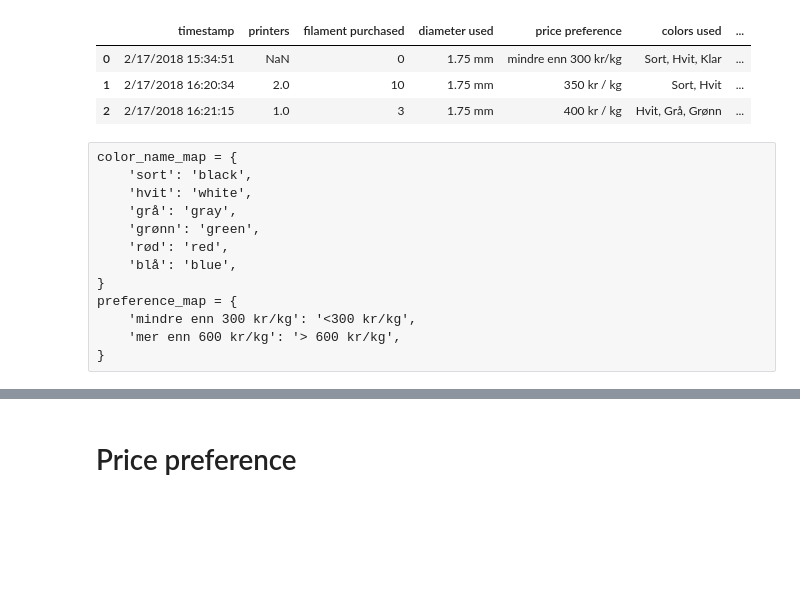
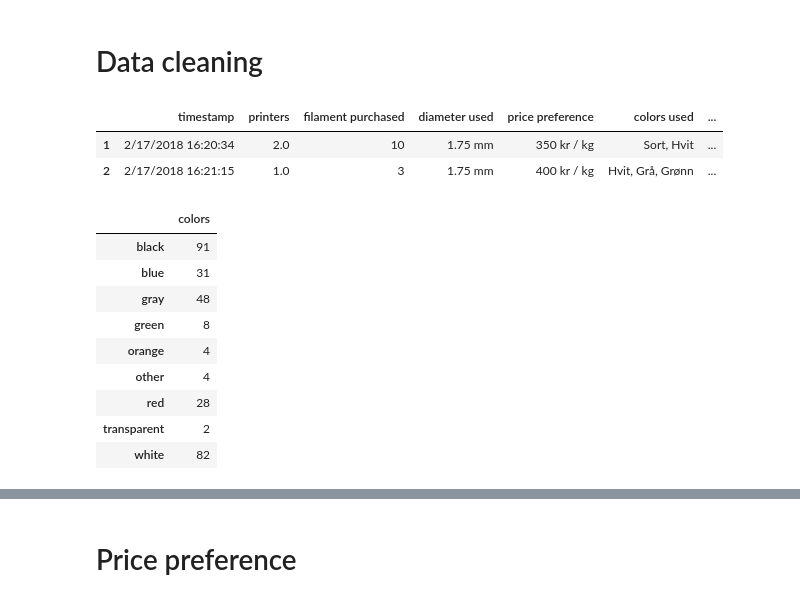
Before and after one commit to jonnor/projects, a Jupyter notebook: bioplastic/Locally produced PLA filament survey.ipynb, the cells around one changed output, grey strips where cells are left out. Drawn from its saved outputs; the diff is of its cells as text; code cells hidden in the pictures; blank space fills up the shorter version.

```diff
--- a/bioplastic/Locally produced PLA filament survey.ipynb
+++ b/bioplastic/Locally produced PLA filament survey.ipynb
@@ -15,33 +24,59 @@ raw[:3]
+# %% [markdown]
+# Data cleaning
 # %%
 field_name_map = {
     'Hvor mange 3d-printere har du i aktiv bruk i dag?': 'printers', # currently active
     'Hvor mange kilo PLA filament kjøper du per år?': 'filament purchased', # per year
     'Hvilken diameter bruker du (mest)?': 'diameter used',
     'Hva er det meste du er villig til å betale for norskprodusert PLA filament?': 'price preference',
     'Hvilke farger bruker du mest? (maks 3 valg)': 'colors used',
     'Hvor mye PLA filament kan du levere til gjenvinning per år?': 'filament for recycling', # i kilos
     'Vil du høre mer via epost når vi lanserer?': 'contact_email',
     'Har du noen tilbakemeldinger eller tips til oss?': 'feedback',
     'Hvor i Norge bor du?': 'location',
     'Timestamp': 'timestamp',
 }
 cleaned = raw.rename(columns=field_name_map)
-cleaned[:3]
+cleaned.drop(0, inplace=True) # submission test
+cleaned[:2]
 # %% [output]
 |  | timestamp | printers | filament purchased | diameter used | price preference | colors used | ... |
-| 0 | 2/17/2018 15:34:51 | NaN | 0 | 1.75 mm | mindre enn 300 kr/kg | Sort, Hvit, Klar | ... |
 | 1 | 2/17/2018 16:20:34 | 2.0 | 10 | 1.75 mm | 350 kr / kg | Sort, Hvit | ... |
 | 2 | 2/17/2018 16:21:15 | 1.0 | 3 | 1.75 mm | 400 kr / kg | Hvit, Grå, Grønn | ... |
-# %% [raw]
-color_name_map = {
-    'sort': 'black',
-    'hvit': 'white',
-    'grå': 'gray',
-    'grønn': 'green',
-    'rød': 'red',
-    'blå': 'blue',
-}
-preference_map = {
-    'mindre enn 300 kr/kg': '<300 kr/kg',
-    'mer enn 600 kr/kg': '> 600 kr/kg',
-}
+# %%
+color_name_map = {
+    'sort': 'black',
+    'hvit': 'white',
+    'grå': 'gray',
+    'grønn': 'green',
+    'rød': 'red',
+    'blå': 'blue',
+    'klar': 'transparent',
+    'transparent': 'transparent',
+    'oransje': 'orange',
+    'oransj': 'orange',
+    'orange': 'orange',
+}
+colors = {}
+for row in cleaned['colors used']:
+    used = row.split(',')
+    for c in used:
+        original = c.strip().lower()
+        mapped = color_name_map.get(original, "other")
+        #if mapped == 'other': print('unknown color:', original)
+        if colors.get(mapped) is None:
+            colors[mapped] = 0
+        colors[mapped] += 1
+colors = pandas.DataFrame({'colors': colors})
+colors
+# %% [output]
+|  | colors |
+| black | 91 |
+| blue | 31 |
+| gray | 48 |
+| green | 8 |
+| orange | 4 |
+| other | 4 |
+| red | 28 |
+| transparent | 2 |
+| white | 82 |
```
Also changed, not shown: parts of 31 cells of this notebook.
